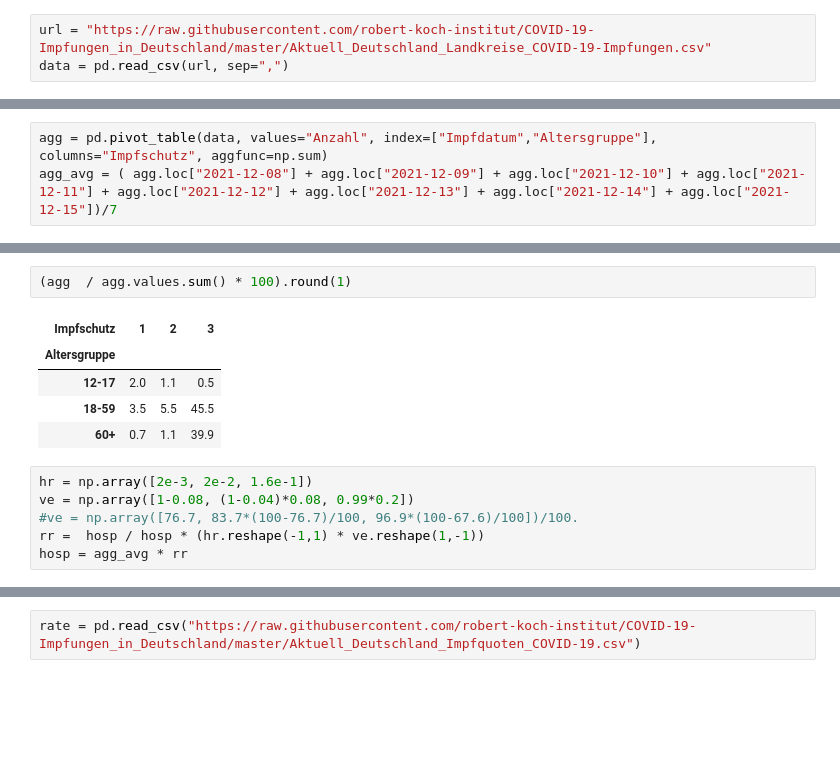
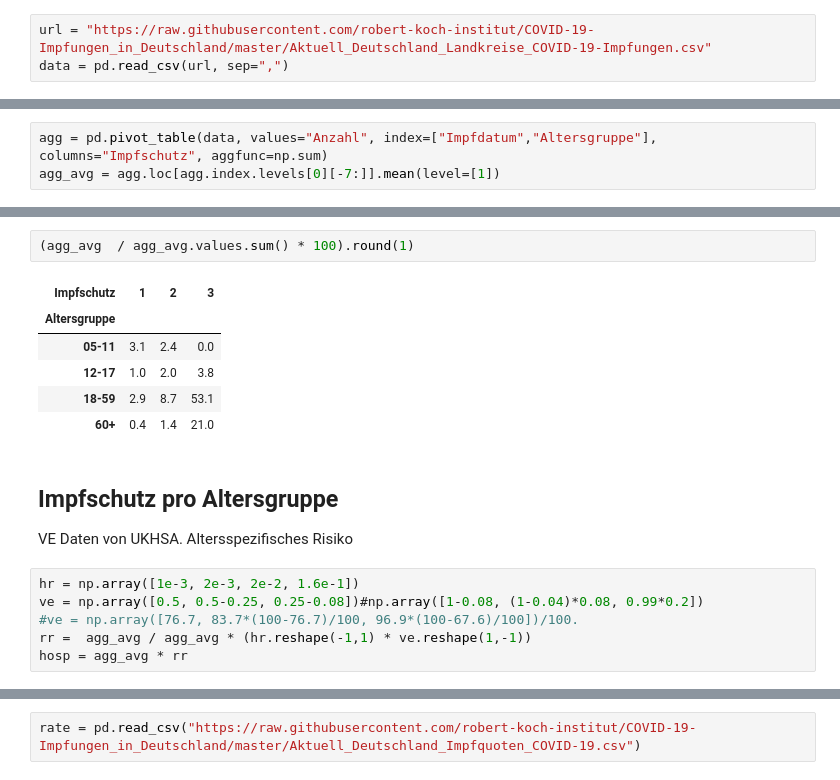
Before and after one commit to mg14/impfung-de, a Jupyter notebook: impfung.ipynb, the cells around one changed output, grey strips where cells are left out. Drawn from its saved outputs; the diff is of its cells as text; blank space fills up the shorter version.

```diff
--- a/impfung.ipynb
+++ b/impfung.ipynb
@@ -26,3 +31,3 @@ data
 # %%
 agg = pd.pivot_table(data, values="Anzahl", index=["Impfdatum","Altersgruppe"], columns="Impfschutz", aggfunc=np.sum)
-agg_avg = ( agg.loc["2021-12-08"] + agg.loc["2021-12-09"] + agg.loc["2021-12-10"] + agg.loc["2021-12-11"] + agg.loc["2021-12-12"] + agg.loc["2021-12-13"] + agg.loc["2021-12-14"] + agg.loc["2021-12-15"])/7
+agg_avg = agg.loc[agg.index.levels[0][-7:]].mean(level=[1])
@@ -55,14 +72,19 @@ agg
 # %%
-(agg  / agg.values.sum() * 100).round(1)
+(agg_avg  / agg_avg.values.sum() * 100).round(1)
 # %% [output]
 | Impfschutz | 1 | 2 | 3 |
 | Altersgruppe |  |  |  |
-| 12-17 | 2.0 | 1.1 | 0.5 |
-| 18-59 | 3.5 | 5.5 | 45.5 |
-| 60+ | 0.7 | 1.1 | 39.9 |
+| 05-11 | 3.1 | 2.4 | 0.0 |
+| 12-17 | 1.0 | 2.0 | 3.8 |
+| 18-59 | 2.9 | 8.7 | 53.1 |
+| 60+ | 0.4 | 1.4 | 21.0 |
+# %% [markdown]
+## Impfschutz pro Altersgruppe
+VE Daten von UKHSA.
+Altersspezifisches Risiko
 # %%
-hr = np.array([2e-3, 2e-2, 1.6e-1])
-ve = np.array([1-0.08, (1-0.04)*0.08, 0.99*0.2])
+hr = np.array([1e-3, 2e-3, 2e-2, 1.6e-1])
+ve = np.array([0.5, 0.5-0.25, 0.25-0.08])#np.array([1-0.08, (1-0.04)*0.08, 0.99*0.2])
 #ve = np.array([76.7, 83.7*(100-76.7)/100, 96.9*(100-67.6)/100])/100.
-rr =  hosp / hosp * (hr.reshape(-1,1) * ve.reshape(1,-1))
+rr =  agg_avg / agg_avg * (hr.reshape(-1,1) * ve.reshape(1,-1))
 hosp = agg_avg * rr
```
Also changed, not shown: parts of 58 cells of this notebook, 1 other file.
